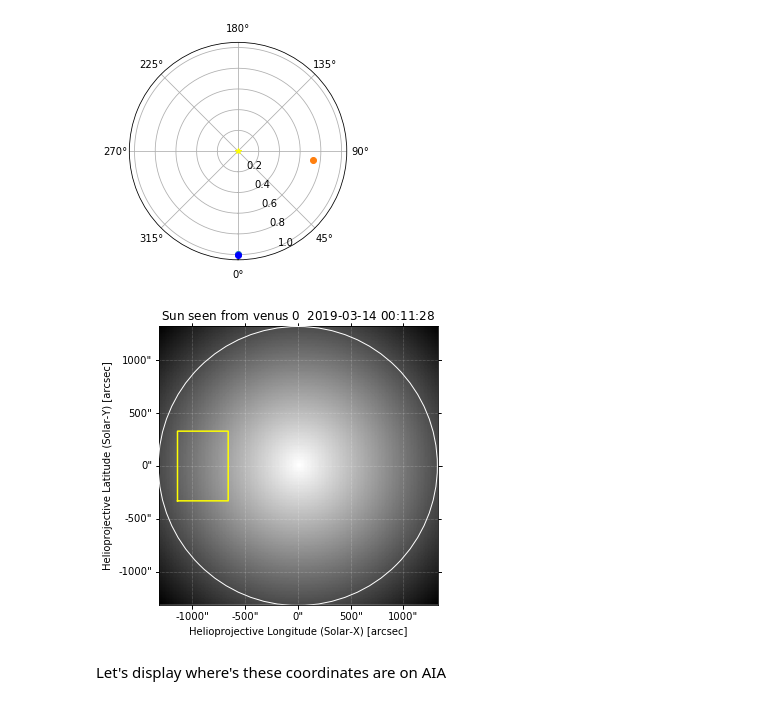
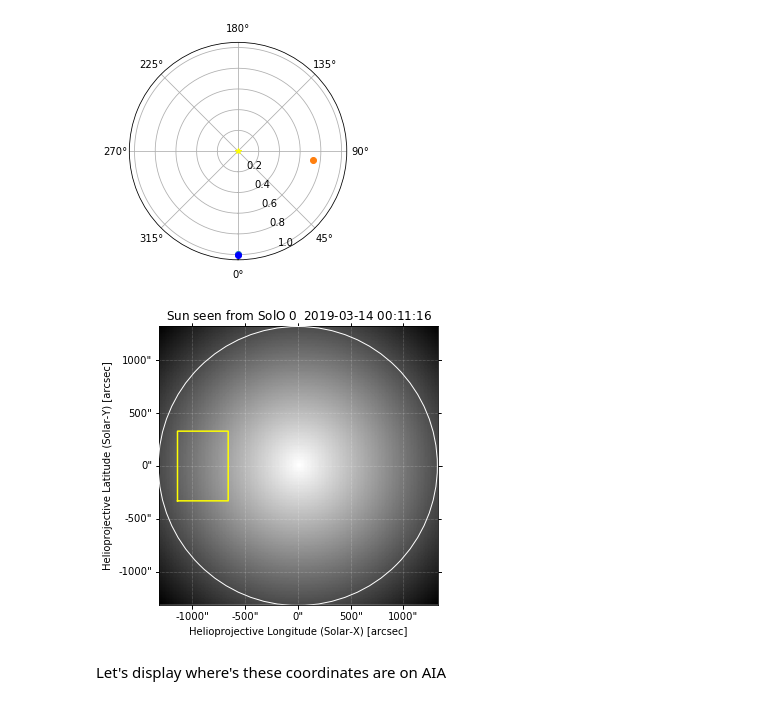
Before and after one commit to sunpy/presentations, a Jupyter notebook: 20190603_SolOPython.ipynb, the cells around one changed output. Cells and saved outputs as stored; diff of their text form; code cells hidden in the pictures.

Commit message:
Renamed `Venus` to `SolO` for better understanding that this example is general

```diff
--- a/20190603_SolOPython.ipynb
+++ b/20190603_SolOPython.ipynb
@@ -24,7 +24,7 @@ def helio_plot(sat0, sat1):
     plt.show()
 
 
-def sun_seen_from(position, name, date):
+def sun_seen_from(position, name):
 
     # Find out the size of the sun
     solar_r = (constants.radius / position.radius).to(u.arcsec, equivalencies=u.dimensionless_angles())
@@ -34,7 +34,7 @@ def sun_seen_from(position, name, date):
     half_image = 100
     datax, datay = np.mgrid[-half_image:half_image, -half_image:half_image]
     data = 1 - np.sqrt(datax**2 + datay**2)
-    coord = SkyCoord(0*u.arcsec, 0*u.arcsec, obstime=date, observer=position, frame=frames.Helioprojective)
+    coord = SkyCoord(0*u.arcsec, 0*u.arcsec, obstime=position.obstime, observer=position, frame=frames.Helioprojective)
     size = solar_r / half_image / u.pixel
     header = sunpy.map.header_helper.make_fitswcs_header(data, coord,
                                                          reference_pixel=u.Quantity([half_image, half_image]*u.pixel),
@@ -201,28 +201,28 @@ INFO: Obtained JPL HORIZONS location for Venus Barycenter (2) [sunpy.coordinates
 # %%
 from sunpy.coordinates import frames
 
 #Create an observer looking to the (-900,0) of the sun
 spice_pointing = {'x': -900 * u.arcsec,
                   'y': 0 * u.arcsec}
 spice_FOV = {'width': 8 * u.arcmin,
              'height': 11 * u.arcmin} # (480 slits)
 spice_corners = get_corners(spice_pointing, spice_FOV)
 
 spice_obs = SkyCoord(spice_corners,
                      observer=venus_pos,
                      frame=frames.Helioprojective)
 
-venus_test_map = sun_seen_from(venus_pos, 'venus', date=aia_map.date)
+solo_test_map = sun_seen_from(venus_pos, name='SolO')
 
 # Displaying where we are pointing
 fig = plt.figure(figsize=(5, 6))
-ax = fig.add_subplot(111, projection=venus_test_map)
-venus_test_map.plot()
-venus_test_map.draw_limb()
+ax = fig.add_subplot(111, projection=solo_test_map)
+solo_test_map.plot()
+solo_test_map.draw_limb()
 ax.plot_coord(spice_obs, c='yellow')
 plt.show()
 # %% [output]
-[figure, old version]
+[figure, new version]
 # %% [markdown]
 Let's display where's these coordinates are on AIA
 # %%
```
